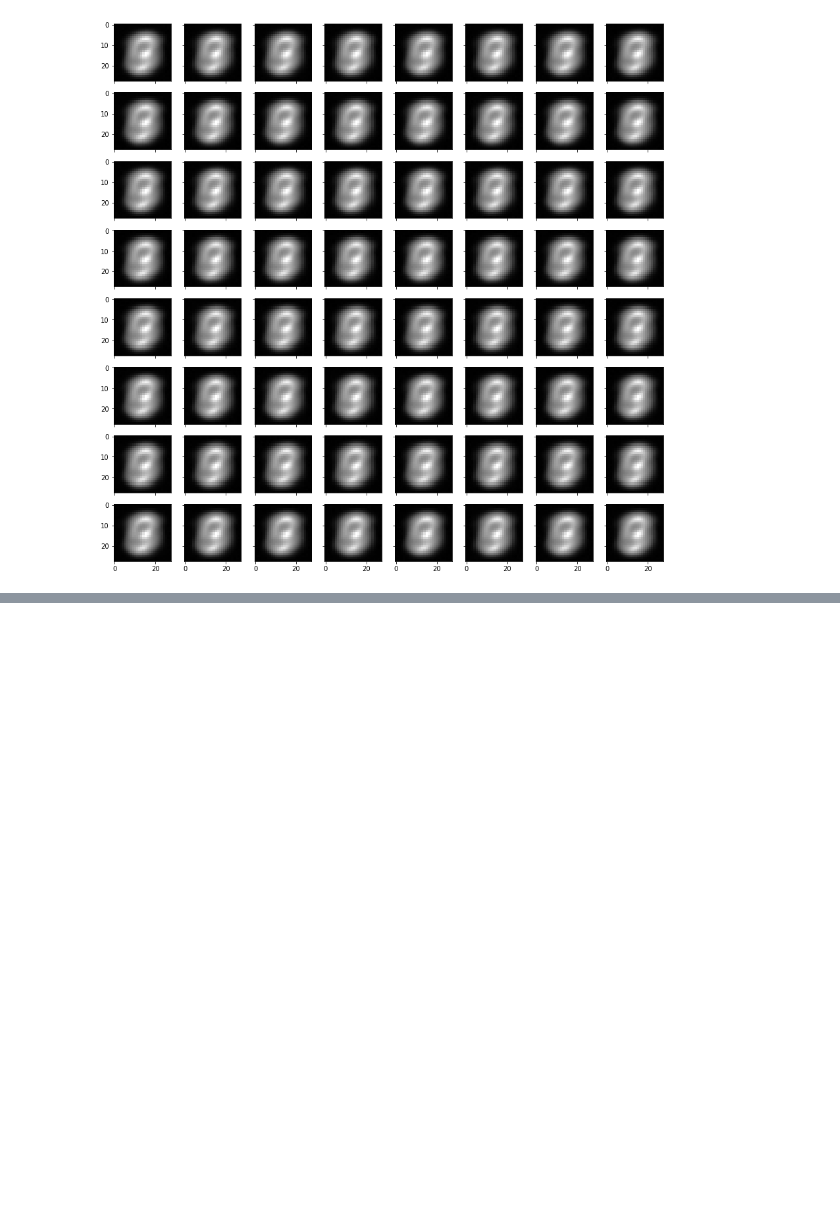
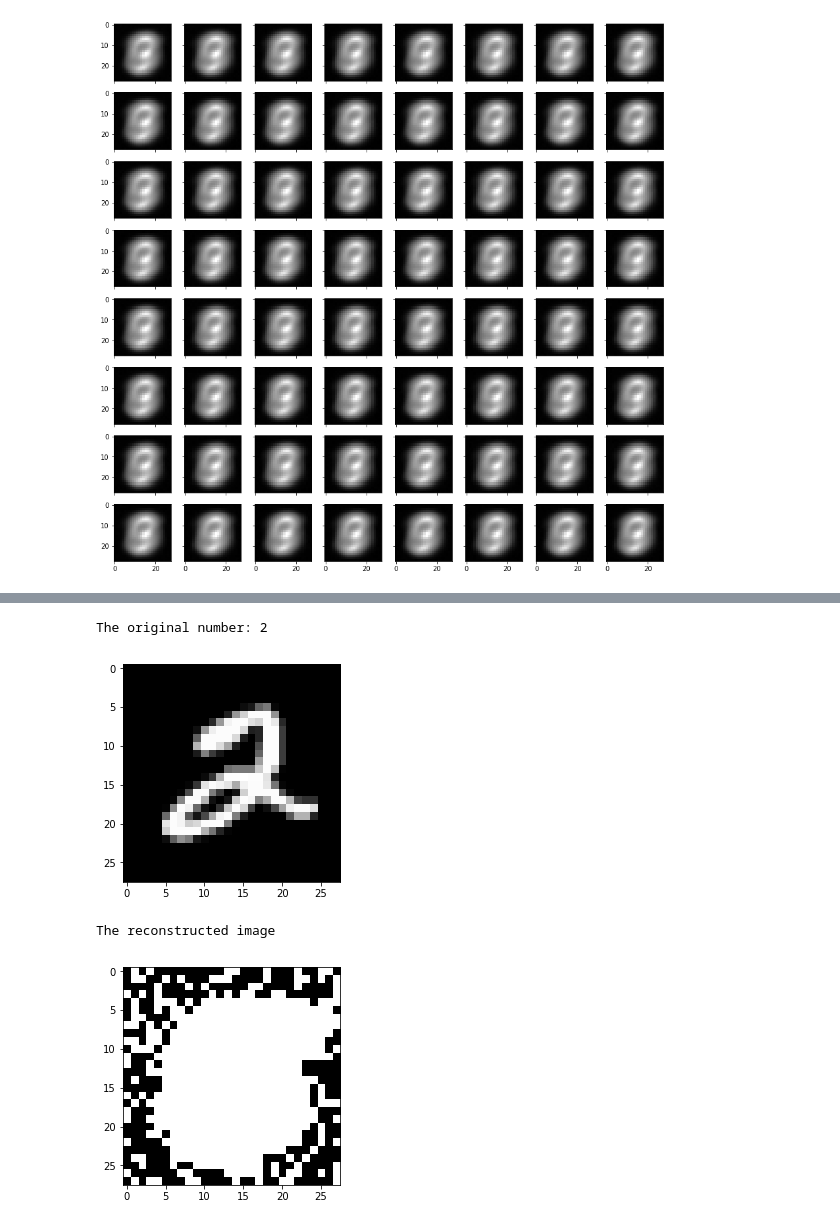
Before and after one commit to mehulrastogi/Deep-Belief-Network-pytorch, a Jupyter notebook: mnist_tutorial_RBM.ipynb, the cells around one changed output, grey strips where cells are left out. Drawn from its saved outputs; the diff is of its cells as text; code cells hidden in the pictures; blank space fills up the shorter version.

```diff
--- a/mnist_tutorial_RBM.ipynb
+++ b/mnist_tutorial_RBM.ipynb
@@ -77,0 +141,20 @@ plt.show()
+# %%
+#Lets try reconstructing a random number from this model which has learned 5
+idx = 5
+img = mnist_data.train_data[idx]
+reconstructed_img = img.view(-1).type(torch.FloatTensor)
+
+_ , reconstructed_img = rbm_mnist.to_hidden(reconstructed_img)
+_ , reconstructed_img = rbm_mnist.to_visible(reconstructed_img)
+reconstructed_img = reconstructed_img.view((28,28))
+print("The original number: {}".format(mnist_data.train_labels[idx]))
+plt.imshow(img , cmap = 'gray')
+plt.show()
+print("The reconstructed image")
+plt.imshow(reconstructed_img , cmap = 'gray')
+plt.show()
+# %% [output]
+The original number: 2
+[figure, added]
+The reconstructed image
+[figure, added]
```
Also changed, not shown: parts of 7 cells of this notebook, 3 other files.
